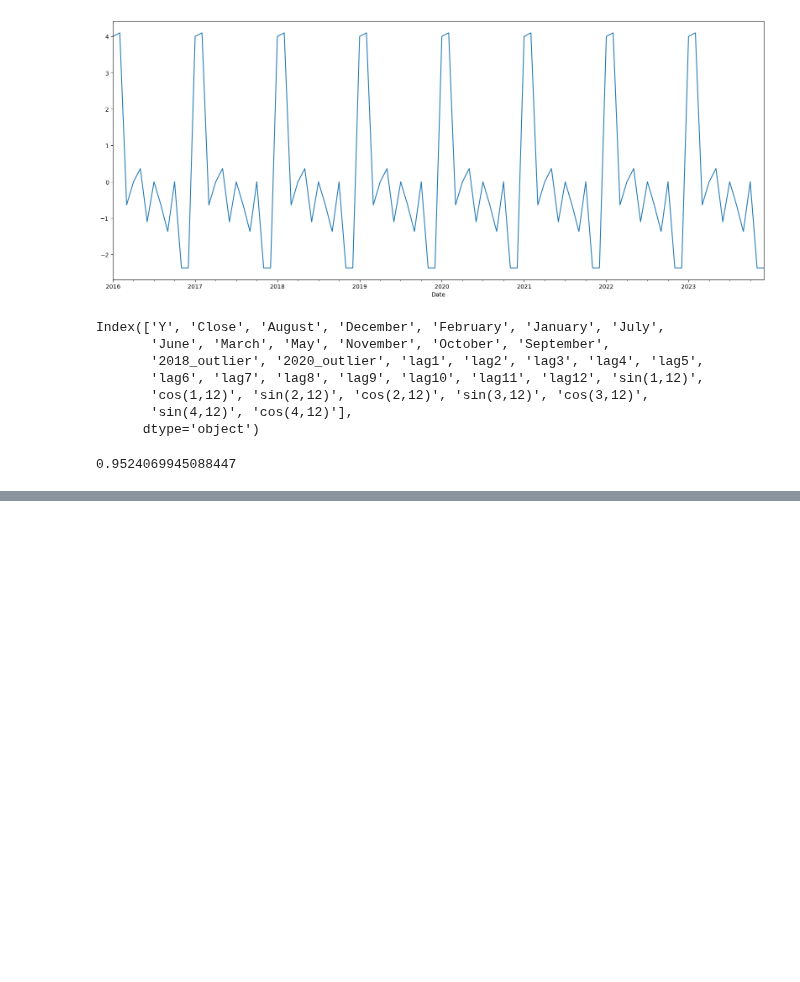
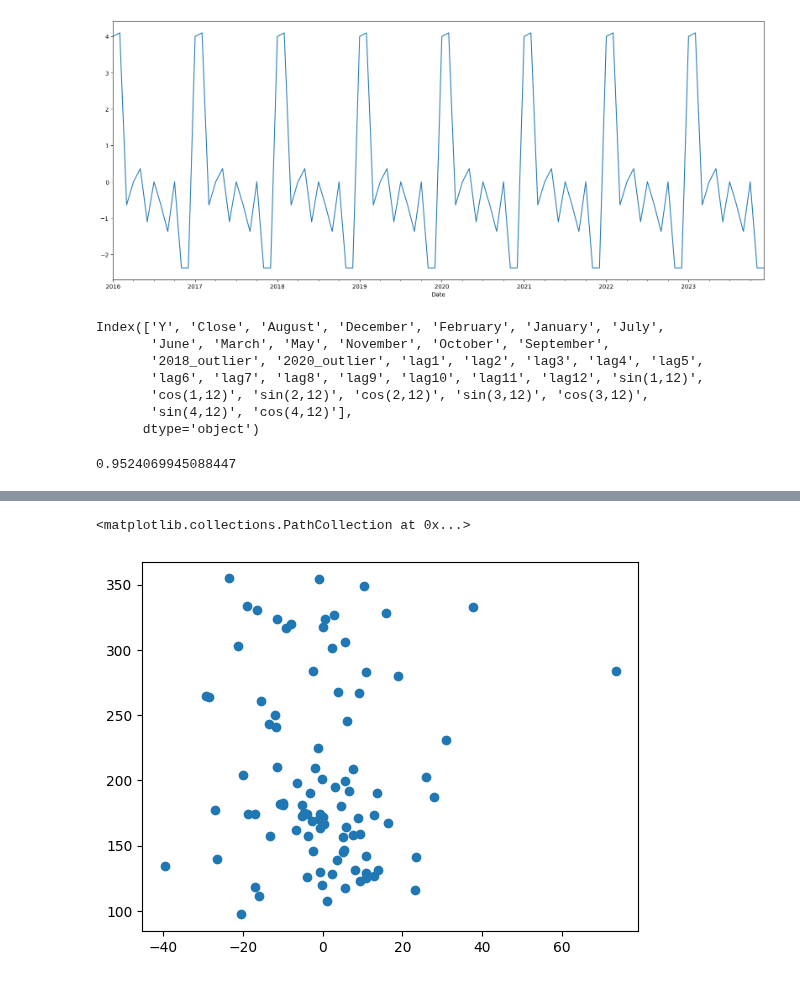
Before and after one commit to Michelleagl/Series_de_Tiempo, a Jupyter notebook: Regresión_lineal.ipynb, the cells around one changed output, grey strips where cells are left out. Cells and saved outputs as stored; diff of their text form; code cells hidden in the pictures; blank space fills up the shorter version.

```diff
--- a/Regresión_lineal.ipynb
+++ b/Regresión_lineal.ipynb
@@ -576,0 +644,5 @@ predict = pd.Series(predict, index=errors.index)
+# %%
+plt.scatter(x=errors, y=predict)
+# %% [output]
+<matplotlib.collections.PathCollection at 0x...>
+[figure, added]
```
Also changed, not shown: parts of 12 cells of this notebook.
